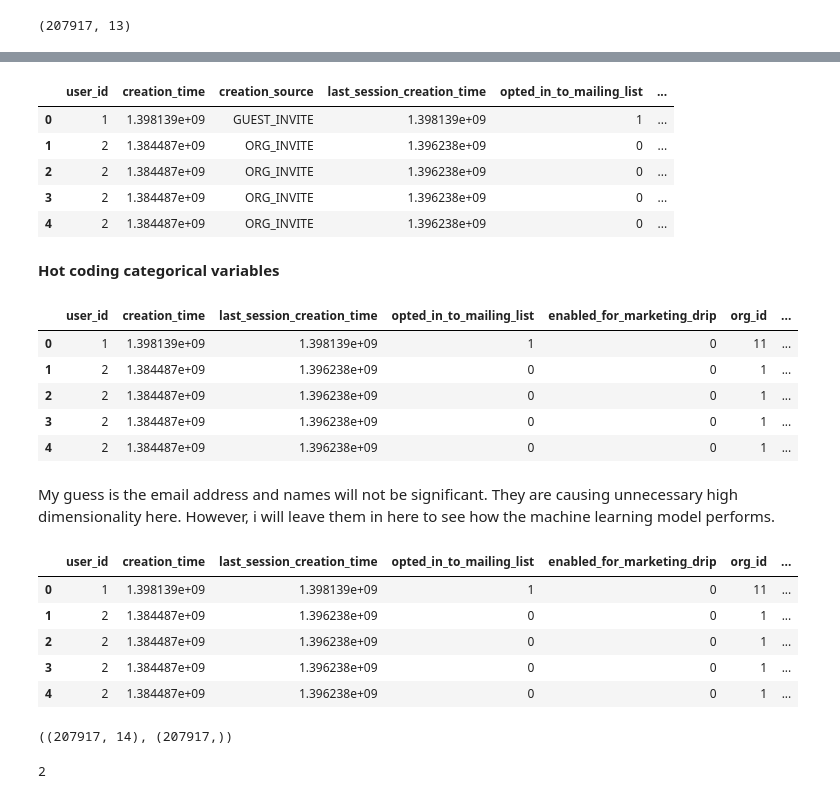
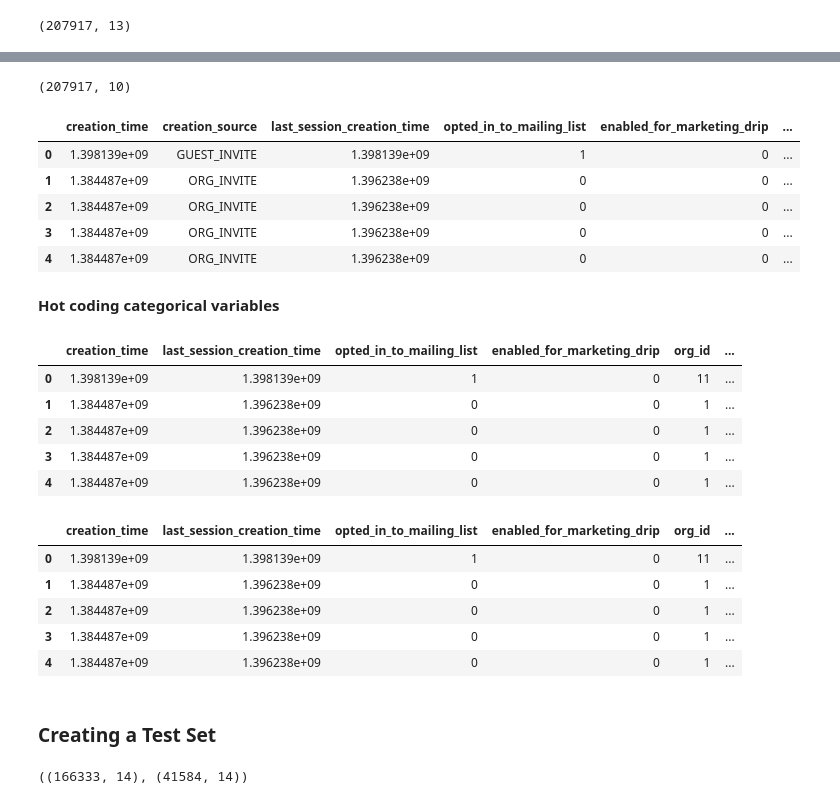
Before and after one commit to andyogah/relax_challenge, a Jupyter notebook: Take Home Challenge 1.ipynb, the cells around one changed output, grey strips where cells are left out. Cells and saved outputs as stored; diff of their text form; code cells hidden in the pictures.

```diff
--- a/Take Home Challenge 1.ipynb
+++ b/Take Home Challenge 1.ipynb
@@ -259,5 +310,5 @@ df9.shape
 (207917, 13)
 # %%
 #converting the unix timestamp of last login to datetime format in Pandas to allow uniformity and time series analysis
-df9['last_session_creation_time'] = pd.to_datetime(df9['last_session_creation_time'],unit='s')
+df12['last_session_creation_time'] = pd.to_datetime(df12['last_session_creation_time'],unit='s')
 # %%
@@ -272,4 +325,4 @@ df9.head()
 # %%
-df10 = df9.drop(['name', 'email'], axis = 1)
+df13 = df12.drop(['name', 'email','user_id'], axis = 1)
 # %%
 #checking for missing values
@@ -305,41 +365,44 @@ dtype: object
+# %%
+df13.shape
+# %% [output]
+(207917, 10)
 # %%
-df10['creation_time']= pd.to_datetime(df10['creation_time'])
+#df10 == df13
+df13['creation_time']= pd.to_datetime(df13['creation_time'])
 # %%
 #courtesy: https://stackoverflow.com/questions/37192220/convert-date-time-format-to-unix-time-stamp-pandas
-df10['creation_time']= df10['creation_time'].astype(np.int64) / 10**9
-df10['last_session_creation_time']= df10['last_session_creation_time'].astype(np.int64) / 10**9
-df10['time_stamp']= df10['time_stamp'].astype(np.int64) / 10**9
+df13['creation_time']= df13['creation_time'].astype(np.int64) / 10**9
+df13['last_session_creation_time']= df13['last_session_creation_time'].astype(np.int64) / 10**9
+df13['time_stamp']= df13['time_stamp'].astype(np.int64) / 10**9
 # %%
-df10.head()
+df13.head()
 # %% [output]
-|  | user_id | creation_time | creation_source | last_session_creation_time | opted_in_to_mailing_list | ... |
-| 0 | 1 | 1.398139e+09 | GUEST_INVITE | 1.398139e+09 | 1 | ... |
-| 1 | 2 | 1.384487e+09 | ORG_INVITE | 1.396238e+09 | 0 | ... |
-| 2 | 2 | 1.384487e+09 | ORG_INVITE | 1.396238e+09 | 0 | ... |
-| 3 | 2 | 1.384487e+09 | ORG_INVITE | 1.396238e+09 | 0 | ... |
-| 4 | 2 | 1.384487e+09 | ORG_INVITE | 1.396238e+09 | 0 | ... |
+|  | creation_time | creation_source | last_session_creation_time | opted_in_to_mailing_list | enabled_for_marketing_drip | ... |
+| 0 | 1.398139e+09 | GUEST_INVITE | 1.398139e+09 | 1 | 0 | ... |
+| 1 | 1.384487e+09 | ORG_INVITE | 1.396238e+09 | 0 | 0 | ... |
+| 2 | 1.384487e+09 | ORG_INVITE | 1.396238e+09 | 0 | 0 | ... |
+| 3 | 1.384487e+09 | ORG_INVITE | 1.396238e+09 | 0 | 0 | ... |
+| 4 | 1.384487e+09 | ORG_INVITE | 1.396238e+09 | 0 | 0 | ... |
 # %% [markdown]
 **Hot coding categorical variables**
 # %%
 #selecting 2 features to hard code
 some_var1 = ['creation_source']
 
 #hot code the features
-hot_code = pd.get_dummies(df10[some_var1])
+hot_code = pd.get_dummies(df13[some_var1])
 
 #drop original variables once dummy variables have been created
-dfg = df10.drop(['creation_source'], axis=1)
+dfg = df13.drop(['creation_source'], axis=1)
 
 #merge the created dummy variables with the original dataframe and reset the index for the overall dataframe
-df11 = pd.concat([dfg, hot_code], axis=1).reset_index(drop=True)
-df11.head()
+df14 = pd.concat([dfg, hot_code], axis=1).reset_index(drop=True)
+df14.head()
 # %% [output]
-|  | user_id | creation_time | last_session_creation_time | opted_in_to_mailing_list | enabled_for_marketing_drip | org_id | ... |
-| 0 | 1 | 1.398139e+09 | 1.398139e+09 | 1 | 0 | 11 | ... |
-| 1 | 2 | 1.384487e+09 | 1.396238e+09 | 0 | 0 | 1 | ... |
-| 2 | 2 | 1.384487e+09 | 1.396238e+09 | 0 | 0 | 1 | ... |
-| 3 | 2 | 1.384487e+09 | 1.396238e+09 | 0 | 0 | 1 | ... |
-| 4 | 2 | 1.384487e+09 | 1.396238e+09 | 0 | 0 | 1 | ... |
+|  | creation_time | last_session_creation_time | opted_in_to_mailing_list | enabled_for_marketing_drip | org_id | ... |
+| 0 | 1.398139e+09 | 1.398139e+09 | 1 | 0 | 11 | ... |
+| 1 | 1.384487e+09 | 1.396238e+09 | 0 | 0 | 1 | ... |
+| 2 | 1.384487e+09 | 1.396238e+09 | 0 | 0 | 1 | ... |
+| 3 | 1.384487e+09 | 1.396238e+09 | 0 | 0 | 1 | ... |
+| 4 | 1.384487e+09 | 1.396238e+09 | 0 | 0 | 1 | ... |
-# %% [markdown]
-My guess is the email address and names will not be significant. They are causing unnecessary high dimensionality here. However, i will leave them in here to see how the machine learning model performs.
 # %%
@@ -352,9 +416,9 @@ for x in some_var2:
 # %%
-df11.head()
+df14.head()
 # %% [output]
-|  | user_id | creation_time | last_session_creation_time | opted_in_to_mailing_list | enabled_for_marketing_drip | org_id | ... |
-| 0 | 1 | 1.398139e+09 | 1.398139e+09 | 1 | 0 | 11 | ... |
-| 1 | 2 | 1.384487e+09 | 1.396238e+09 | 0 | 0 | 1 | ... |
-| 2 | 2 | 1.384487e+09 | 1.396238e+09 | 0 | 0 | 1 | ... |
-| 3 | 2 | 1.384487e+09 | 1.396238e+09 | 0 | 0 | 1 | ... |
-| 4 | 2 | 1.384487e+09 | 1.396238e+09 | 0 | 0 | 1 | ... |
+|  | creation_time | last_session_creation_time | opted_in_to_mailing_list | enabled_for_marketing_drip | org_id | ... |
+| 0 | 1.398139e+09 | 1.398139e+09 | 1 | 0 | 11 | ... |
+| 1 | 1.384487e+09 | 1.396238e+09 | 0 | 0 | 1 | ... |
+| 2 | 1.384487e+09 | 1.396238e+09 | 0 | 0 | 1 | ... |
+| 3 | 1.384487e+09 | 1.396238e+09 | 0 | 0 | 1 | ... |
+| 4 | 1.384487e+09 | 1.396238e+09 | 0 | 0 | 1 | ... |
@@ -363,0 +425,2 @@ y = df11['adopted_user']
+# %% [markdown]
+### Creating a Test Set
@@ -364,9 +432,4 @@ y = df11['adopted_user']
 # %%
-X.shape, y.shape
+train_set.shape, test_set.shape
 # %% [output]
-((207917, 14), (207917,))
+((166333, 14), (41584, 14))
-# %%
-#Shows the number of unique labels in our target variable.
-len(y.unique())
-# %% [output]
-2
```
Also changed, not shown: parts of 103 cells of this notebook.
